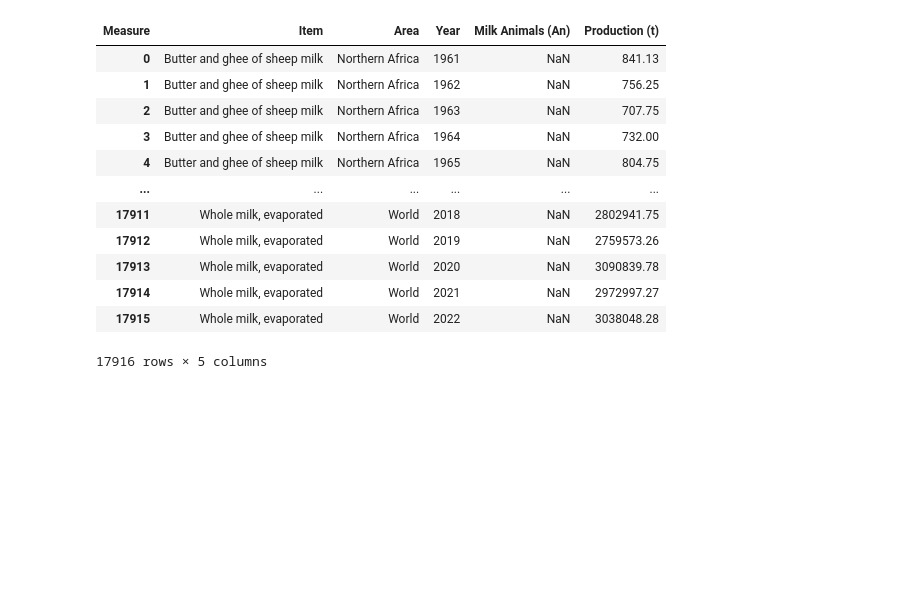
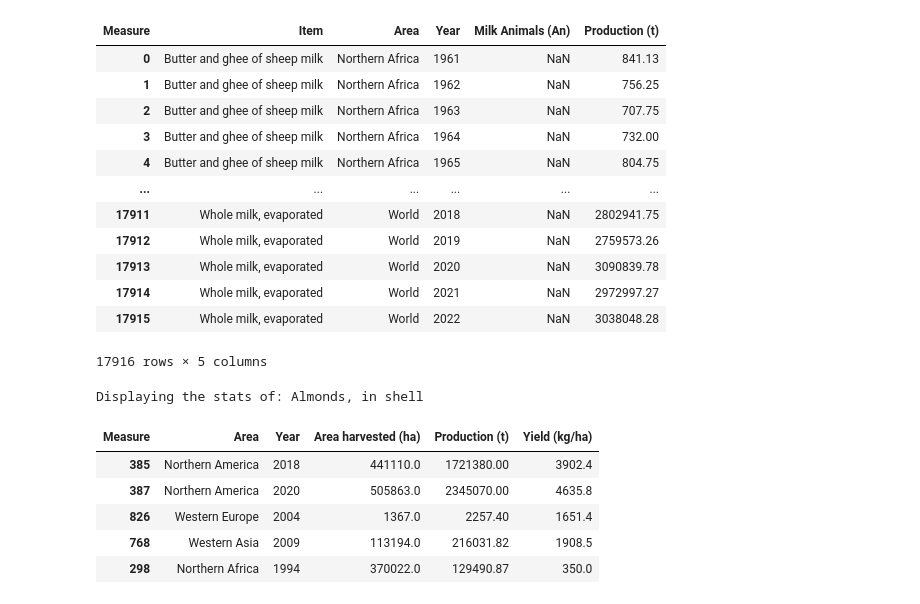
Before and after one commit to drnesr/ProjFAO01, a Jupyter notebook: DataExploration01.ipynb, the cells around one changed output. Drawn from its saved outputs; the diff is of its cells as text; code cells hidden in the pictures; blank space fills up the shorter version.

Commit message:
Exporting the Almonds dataset

```diff
--- a/DataExploration01.ipynb
+++ b/DataExploration01.ipynb
@@ -723,3 +723,15 @@ Displaying the stats of: 26 items
 | 17914 | Whole milk, evaporated | World | 2021 | NaN | 2972997.27 |
 | 17915 | Whole milk, evaporated | World | 2022 | NaN | 3038048.28 |
 17916 rows × 5 columns
+# %%
+#  Export the new dataframe as CSV
+new_df = get_subset(df_s, selected_areas, "almond")
+new_df.sample(5)
+# %% [output]
+Displaying the stats of: Almonds, in shell
+| Measure | Area | Year | Area harvested (ha) | Production (t) | Yield (kg/ha) |
+| 385 | Northern America | 2018 | 441110.0 | 1721380.00 | 3902.4 |
+| 387 | Northern America | 2020 | 505863.0 | 2345070.00 | 4635.8 |
+| 826 | Western Europe | 2004 | 1367.0 | 2257.40 | 1651.4 |
+| 768 | Western Asia | 2009 | 113194.0 | 216031.82 | 1908.5 |
+| 298 | Northern Africa | 1994 | 370022.0 | 129490.87 | 350.0 |
```
Also changed, not shown: parts of 1 cell of this notebook, 1 other file.
